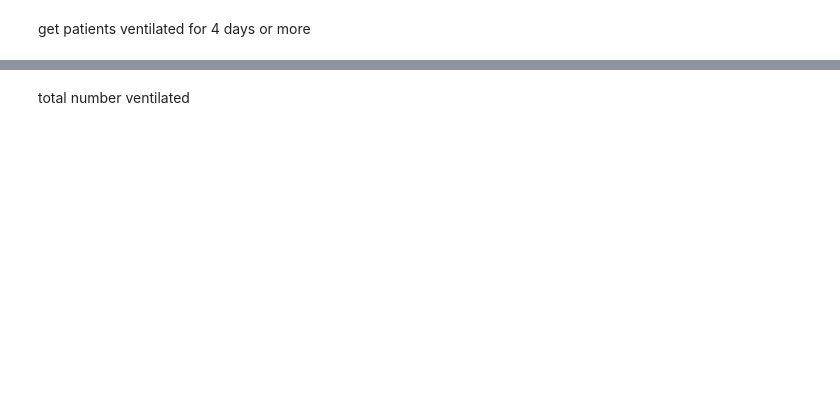
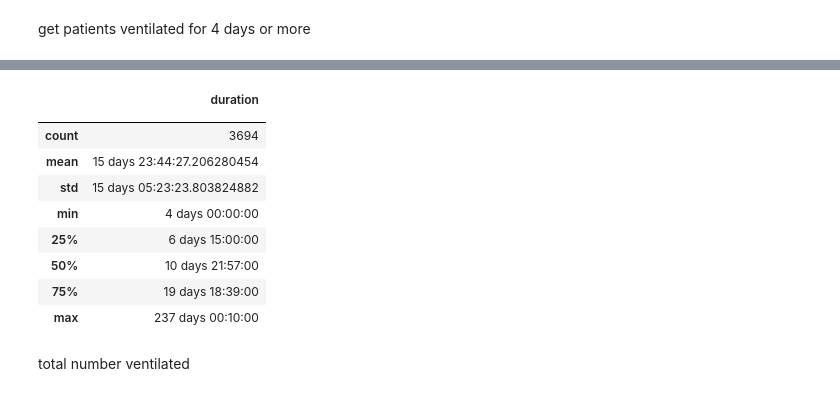
Before and after one commit to snowgecko/datathon_team_04, a Jupyter notebook: fio2.ipynb, the cells around one changed output, grey strips where cells are left out. Drawn from its saved outputs; the diff is of its cells as text; code cells hidden in the pictures; blank space fills up the shorter version.

```diff
--- a/fio2.ipynb
+++ b/fio2.ipynb
@@ -65,18 +74,31 @@ get patients ventilated for 4 days or more
 # %%
 df_fio2['measurement_datetime'] = pd.to_datetime(
     df_fio2['measurement_datetime'])
 
 df_grouped_duration = df_fio2.groupby('visit_occurrence_id').agg(
     {'measurement_datetime': ['max', 'min']})
 
 df_grouped_duration['duration'] = df_grouped_duration['measurement_datetime'][
     'max'] - df_grouped_duration['measurement_datetime']['min']
 
 vent_dur4_idx = list(df_grouped_duration[df_grouped_duration['duration'] >= pd.Timedelta(4, "d")].index)
 
 vent_dur4_idx
 
 df_fio2 = df_fio2[df_fio2['visit_occurrence_id'].isin(vent_dur4_idx)]
+
+df_grouped_duration[df_grouped_duration['duration'] >= pd.Timedelta(4, "d")].describe()
+# %% [output]
+|  | duration |
+|  |  |
+| count | 3694 |
+| mean | 15 days 23:44:27.206280454 |
+| std | 15 days 05:23:23.803824882 |
+| min | 4 days 00:00:00 |
+| 25% | 6 days 15:00:00 |
+| 50% | 10 days 21:57:00 |
+| 75% | 19 days 18:39:00 |
+| max | 237 days 00:10:00 |
 # %% [markdown]
 total number ventilated
 # %%
```
Also changed, not shown: parts of 9 cells of this notebook.
